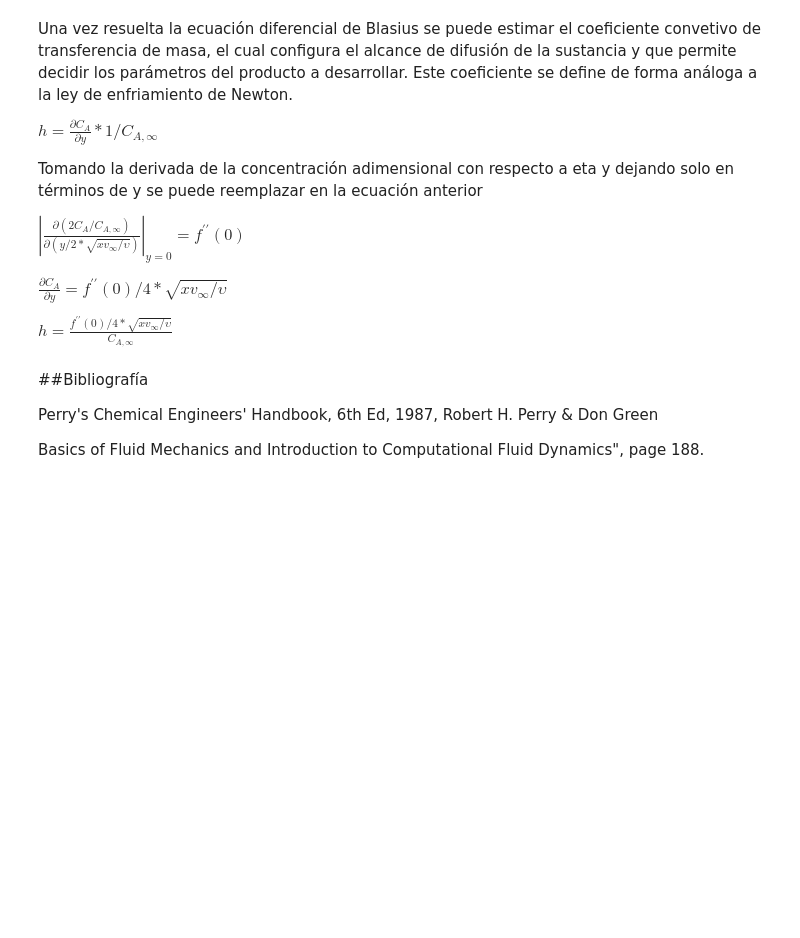
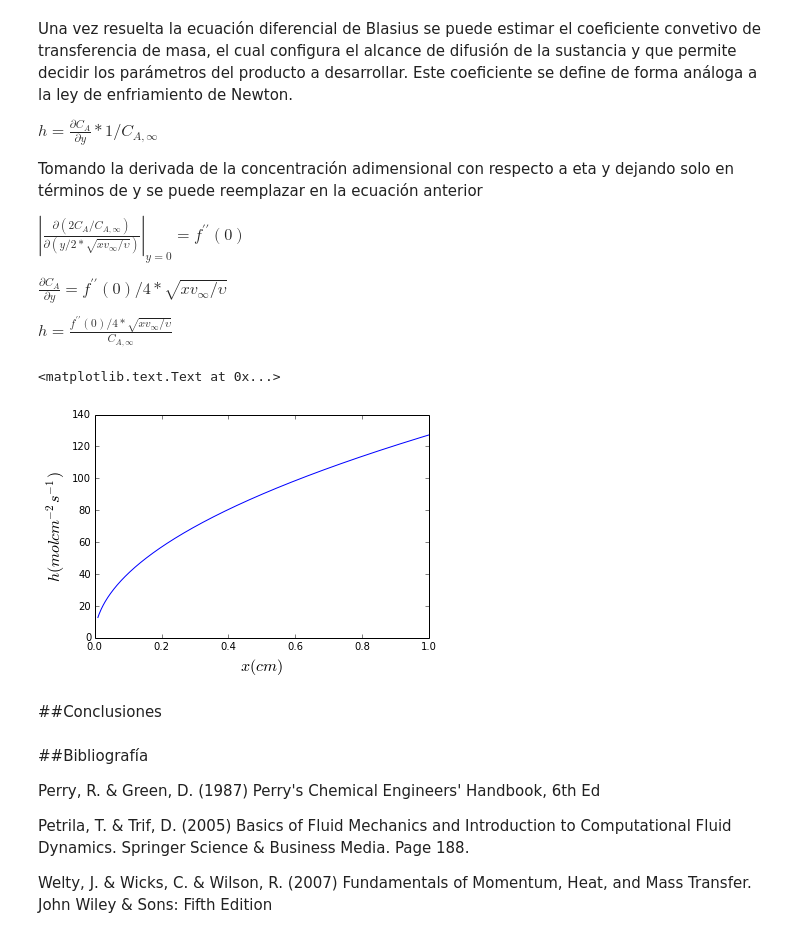
Before and after one commit to marojas11/MC, a Jupyter notebook: Proyecto/Proyecto_v4.ipynb, the cells around one changed output. Drawn from its saved outputs; the diff is of its cells as text; code cells hidden in the pictures; blank space fills up the shorter version.

Commit message:
image

```diff
--- a/Proyecto/Proyecto_v4.ipynb
+++ b/Proyecto/Proyecto_v4.ipynb
@@ -35,7 +39,7 @@ from sympy import *
 #Mejorar el estilo de impresión
 init_printing(use_unicode=True)
 
-vx, vy, D_AB, dx,dy,d2y, eta, y, v_inf, nu,n, x, psi=symbols('vx v_x vy v_y D_AB dx dy d2y eta y v_inf nu n x psi ')
+vx, vy, D_AB, dx,dy,d2y, eta, y, v_inf, nu,n, x, psi=symbols('vx vy D_AB dx dy d2y eta y v_inf nu n x psi ')
 
 f=Function('f')(eta)
 D_AB=nu
@@ -237,13 +238,21 @@ $\frac{\partial C_A}{\partial y}=f^{\prime\prime}(0)/4*\sqrt{xv_\infty/υ}$
 
 $h=\frac{f^{\prime\prime}(0)/4*\sqrt{xv_\infty/υ}}{C_{A,\infty}}$
 # %%
-h=value/4.*sqrt(xval*150./D_AB)
+C_Ainf=0.1
+h=value/4.*sqrt(xval*150./D_AB)/C_Ainf
 plot(xval,h)
 xlabel('$x(cm)$', size=16)
 ylabel('$h(molcm^{-2}s^{-1})$', size=16)
+# %% [output]
+<matplotlib.text.Text at 0x...>
+[figure, added]
+# %% [markdown]
+##Conclusiones
 # %% [markdown]
 ##Bibliografía
 
-Perry's Chemical Engineers' Handbook, 6th Ed, 1987, Robert H. Perry & Don Green
+Perry, R. & Green, D. (1987) Perry's Chemical Engineers' Handbook, 6th Ed
 
-Basics of Fluid Mechanics and Introduction to Computational Fluid Dynamics", page 188.
+Petrila, T. & Trif, D. (2005) Basics of Fluid Mechanics and Introduction to Computational Fluid Dynamics. Springer Science & Business Media. Page 188.
+
+Welty, J. & Wicks, C. & Wilson, R. (2007) Fundamentals of Momentum, Heat, and Mass Transfer. John Wiley & Sons: Fifth Edition
```
Also changed, not shown: parts of 4 cells of this notebook.
